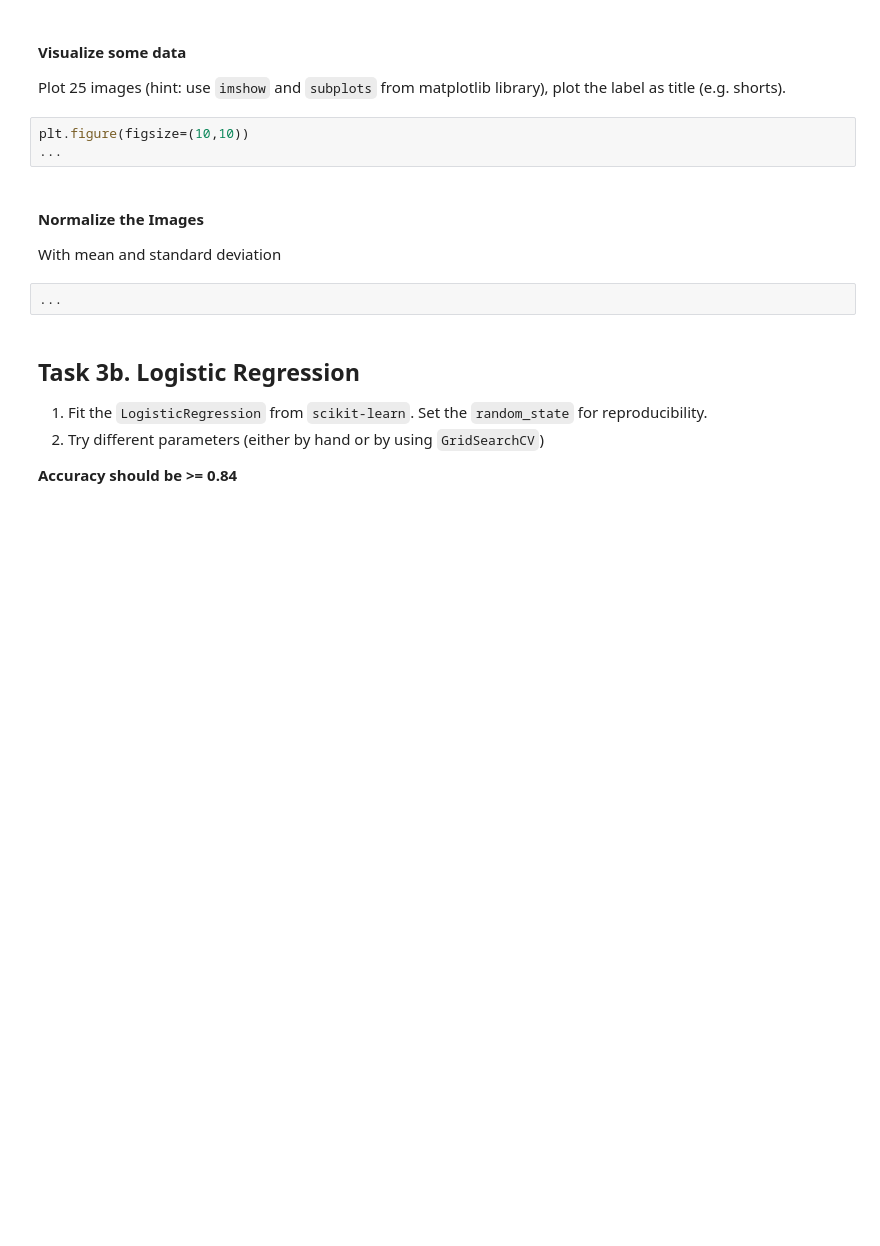
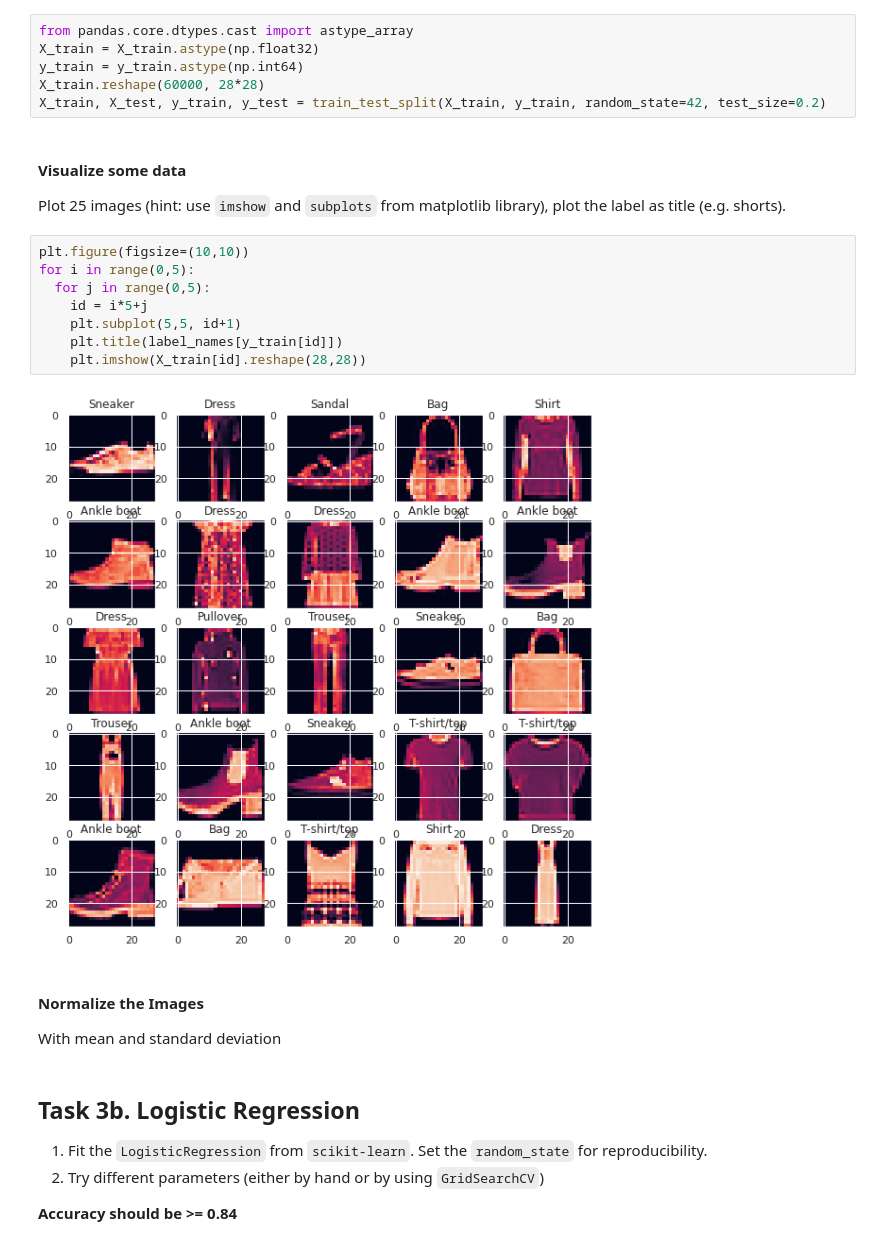
Before and after one commit to ChiliEater/mldm, a Jupyter notebook: L04_Polynomial_and_Logistic_Regression_LAB_ASSIGNMENT.ipynb, the cells around one changed output. Drawn from its saved outputs; the diff is of its cells as text; blank space fills up the shorter version.

```diff
--- a/L04_Polynomial_and_Logistic_Regression_LAB_ASSIGNMENT.ipynb
+++ b/L04_Polynomial_and_Logistic_Regression_LAB_ASSIGNMENT.ipynb
@@ -174,14 +215,25 @@ Note:
+# %%
+from pandas.core.dtypes.cast import astype_array
+X_train = X_train.astype(np.float32)
+y_train = y_train.astype(np.int64)
+X_train.reshape(60000, 28*28)
+X_train, X_test, y_train, y_test = train_test_split(X_train, y_train, random_state=42, test_size=0.2)
 # %% [markdown]
 #### Visualize some data
 Plot 25 images (hint: use ``imshow`` and ``subplots`` from matplotlib library), plot the label as title (e.g. shorts).
-# %%
-plt.figure(figsize=(10,10))
-...
+# %%
+plt.figure(figsize=(10,10))
+for i in range(0,5):
+  for j in range(0,5):
+    id = i*5+j
+    plt.subplot(5,5, id+1)
+    plt.title(label_names[y_train[id]])
+    plt.imshow(X_train[id].reshape(28,28))
+# %% [output]
+[figure, added]
 # %% [markdown]
 #### Normalize the Images
 With mean and standard deviation
-# %%
-...
 # %% [markdown]
 ## Task 3b. Logistic Regression
 1. Fit the `LogisticRegression` from `scikit-learn`. Set the `random_state` for reproducibility.
```
Also changed, not shown: parts of 14 cells of this notebook.
